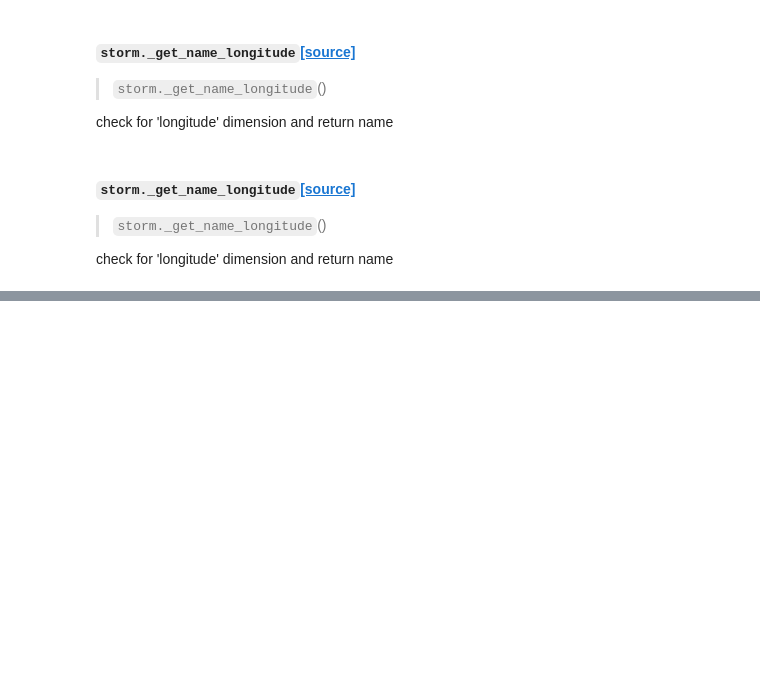
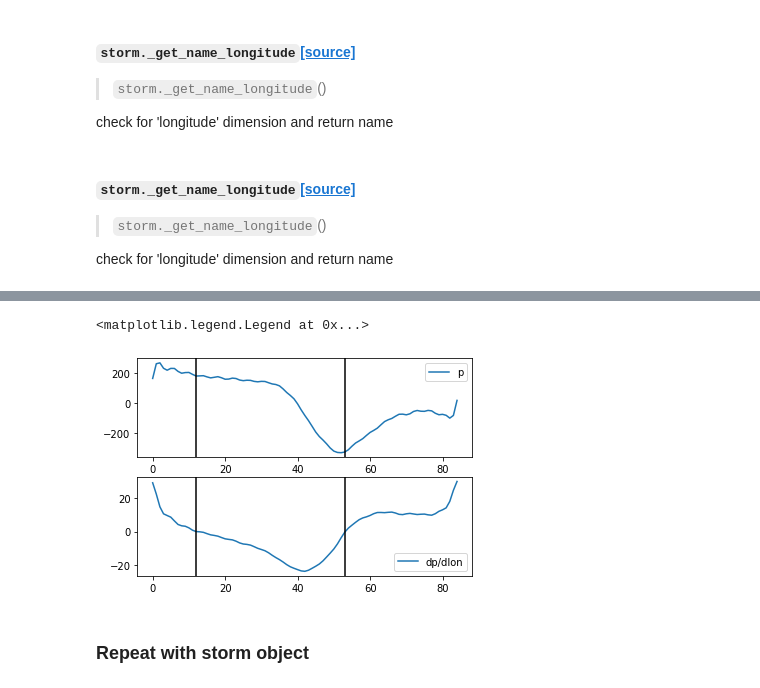
Before and after one commit to florianboergel/drcstools, a Jupyter notebook: 00_storm_object.ipynb, the cells around one changed output, grey strips where cells are left out. Saved outputs shown, nothing was run; the diff lists cells and outputs as text; code cells hidden in the pictures; blank space fills up the shorter version.

```diff
--- a/00_storm_object.ipynb
+++ b/00_storm_object.ipynb
@@ -451,0 +475,29 @@ check for 'longitude' dimension and return name
+# %%
+Wi = 2 * np.pi / len(data)
+t = np.arange(len(data))
+
+an, bn = anbn[:,0], anbn[:,1]
+
+dp = 0
+for i in range(0, N):
+    dp = dp + (Wi * (-an[i]*np.sin(Wi*i*t)+bn[i]*np.cos(Wi*i*t)))
+
+zero_crossings = np.where(np.diff(np.signbit(dp)))[0] # Zero crossing of first derivative
+# %%
+f, (ax, bx) = plt.subplots(2,1)
+
+bx.plot(dp, label = "dp/dlon")
+for point in zero_crossings:
+    bx.axvline(x = point, color = "black")
+
+ax.plot(result, label = "p")
+
+for point in zero_crossings:
+    ax.axvline(x = point, color = "black")
+
+ax.legend(); bx.legend()
+# %% [output]
+<matplotlib.legend.Legend at 0x...>
+[figure, added]
+# %% [markdown]
+### Repeat with storm object
```
Also changed, not shown: parts of 24 cells of this notebook, 10 other files.
